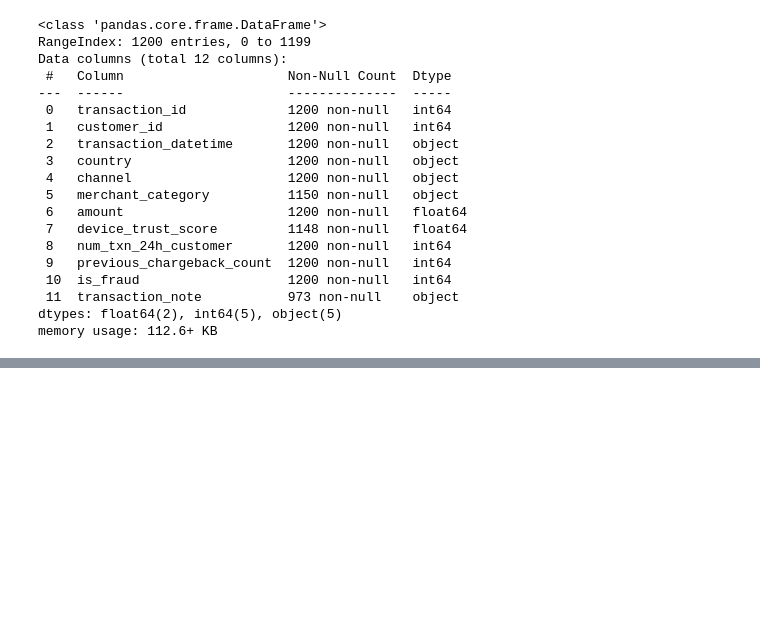
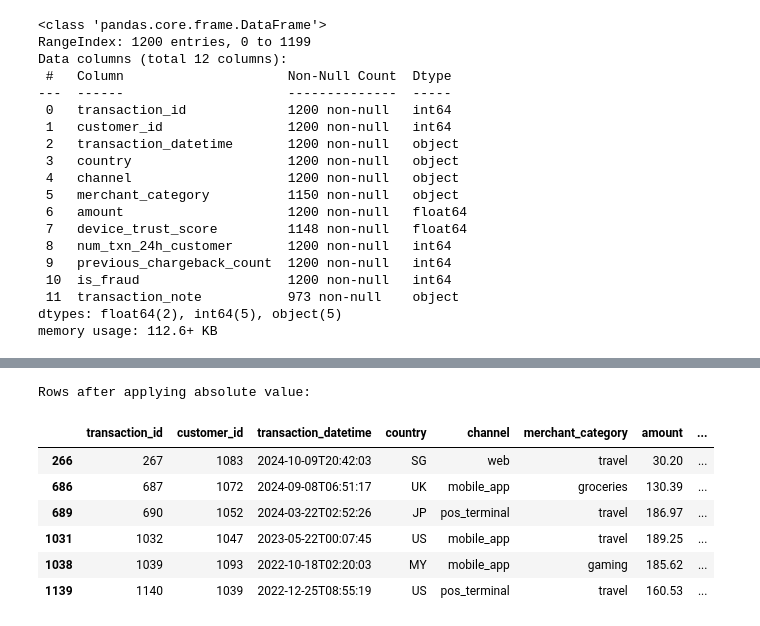
Before and after one commit to Aliff00/um-wie3007-data-mining-group14, a Jupyter notebook: part_one.ipynb, the cells around one changed output, grey strips where cells are left out. Saved outputs shown, nothing was run; the diff lists cells and outputs as text; code cells hidden in the pictures; blank space fills up the shorter version.

```diff
--- a/part_one.ipynb
+++ b/part_one.ipynb
@@ -78,0 +111,15 @@ df_raw.describe(include="all")
+# %%
+# Apply absolute value to -ve amount
+df_clean.loc[negative_amount, 'amount'] = df_clean.loc[negative_amount, 'amount'].abs()
+
+print("Rows after applying absolute value:")
+df_clean.loc[negative_amount]
+# %% [output]
+Rows after applying absolute value:
+|  | transaction_id | customer_id | transaction_datetime | country | channel | merchant_category | amount | ... |
+| 266 | 267 | 1083 | 2024-10-09T20:42:03 | SG | web | travel | 30.20 | ... |
+| 686 | 687 | 1072 | 2024-09-08T06:51:17 | UK | mobile_app | groceries | 130.39 | ... |
+| 689 | 690 | 1052 | 2024-03-22T02:52:26 | JP | pos_terminal | travel | 186.97 | ... |
+| 1031 | 1032 | 1047 | 2023-05-22T00:07:45 | US | mobile_app | travel | 189.25 | ... |
+| 1038 | 1039 | 1093 | 2022-10-18T02:20:03 | MY | mobile_app | gaming | 185.62 | ... |
+| 1139 | 1140 | 1039 | 2022-12-25T08:55:19 | US | pos_terminal | travel | 160.53 | ... |
```
Also changed, not shown: parts of 12 cells of this notebook, 1 other file.
